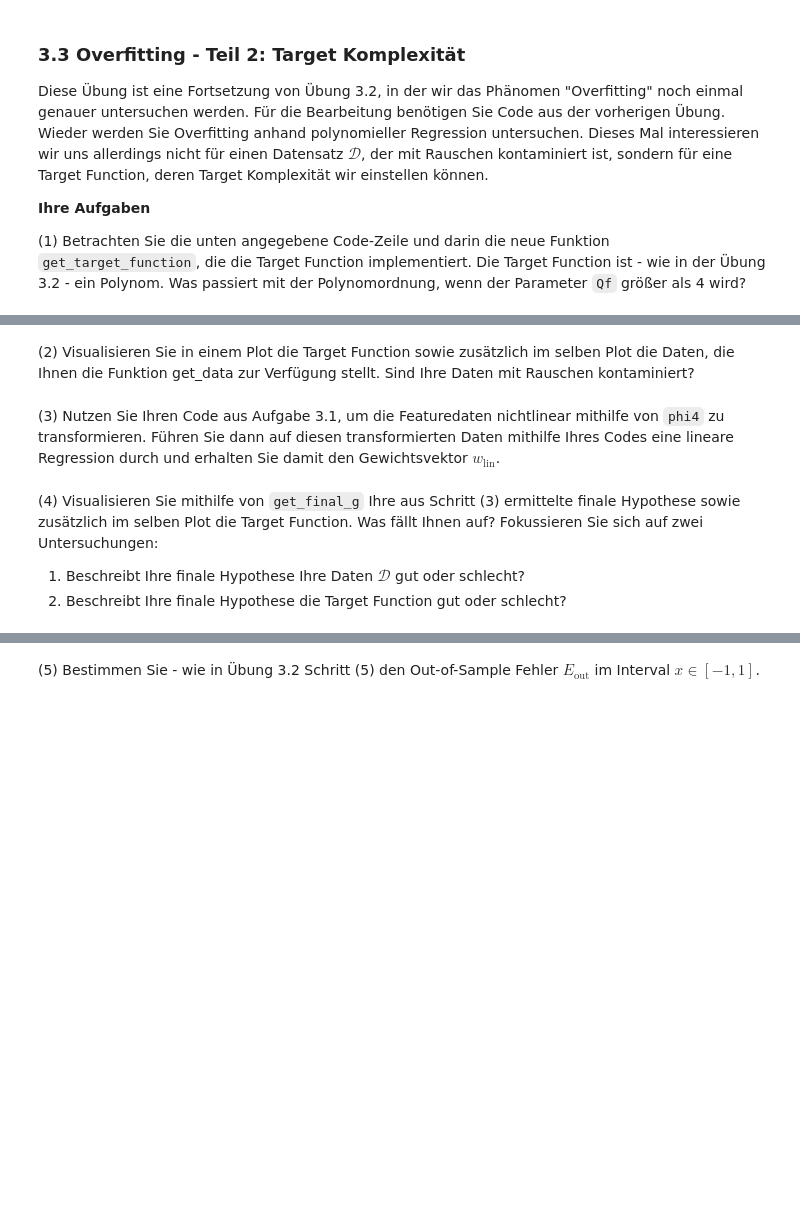
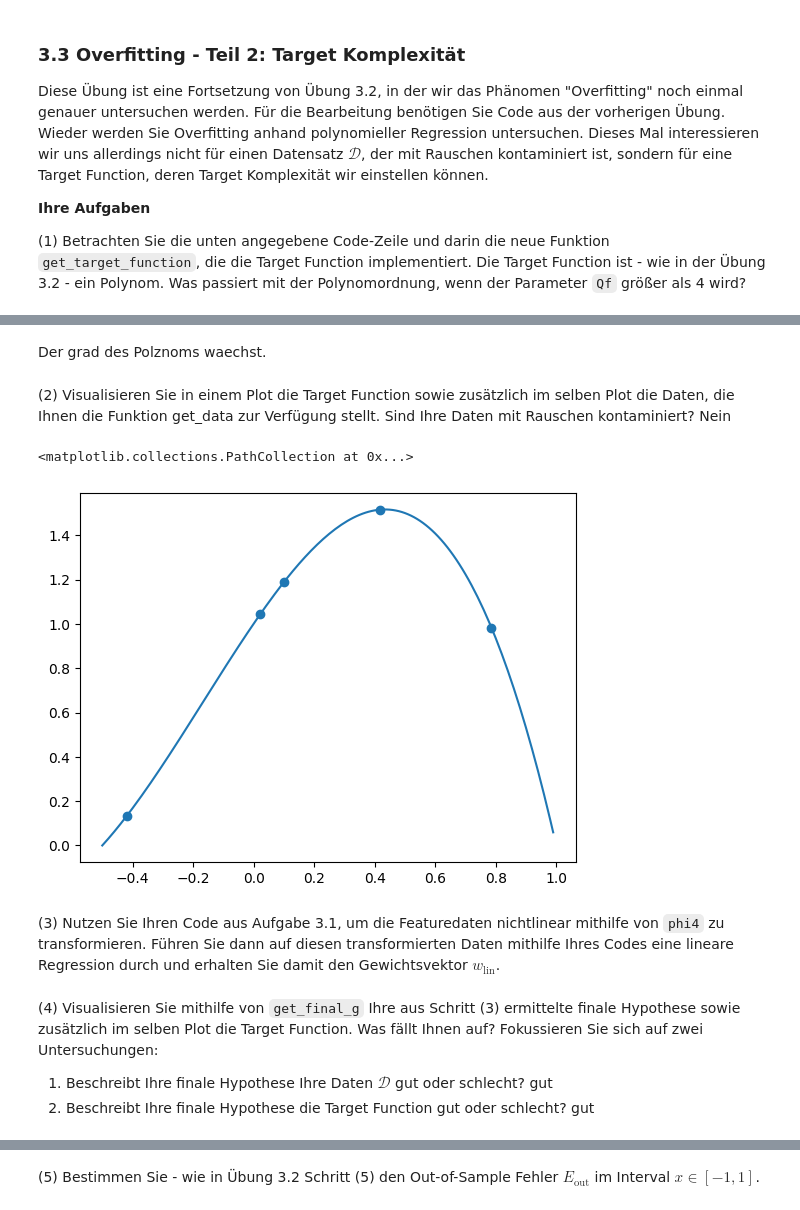
Before and after one commit to Emanuel162/MachineLearning, a Jupyter notebook: UebungenML/SJMN-3.ipynb, the cells around one changed output, grey strips where cells are left out. Saved outputs shown, nothing was run; the diff lists cells and outputs as text; code cells hidden in the pictures; blank space fills up the shorter version.

```diff
--- a/UebungenML/SJMN-3.ipynb
+++ b/UebungenML/SJMN-3.ipynb
@@ -227,4 +243,14 @@ X_3_3, y_3_3 = get_data(N=5, sigma=0, Qf=4)
+# %% [markdown]
+Der grad des Polznoms waechst.
 # %% [markdown]
-(2) Visualisieren Sie in einem Plot die Target Function sowie zusätzlich im selben Plot die Daten, die Ihnen die Funktion get_data zur Verfügung stellt. Sind Ihre Daten mit Rauschen kontaminiert?
+(2) Visualisieren Sie in einem Plot die Target Function sowie zusätzlich im selben Plot die Daten, die Ihnen die Funktion get_data zur Verfügung stellt. Sind Ihre Daten mit Rauschen kontaminiert? Nein
+# %%
+f=get_target_function()
+x=np.arange(-0.5,1,0.01)
+plt.plot(x,f(x))
+plt.scatter(X_3_3,y_3_3)
+# %% [output]
+<matplotlib.collections.PathCollection at 0x...>
+[figure, added]
 # %% [markdown]
 (3) Nutzen Sie Ihren Code aus Aufgabe 3.1, um die Featuredaten nichtlinear mithilfe von `phi4` zu transformieren. Führen Sie dann auf diesen transformierten Daten mithilfe Ihres Codes eine lineare Regression durch und erhalten Sie damit den Gewichtsvektor $w_\text{lin}$.
@@ -231,4 +260,4 @@ X_3_3, y_3_3 = get_data(N=5, sigma=0, Qf=4)
 # %% [markdown]
 (4) Visualisieren Sie mithilfe von `get_final_g` Ihre aus Schritt (3) ermittelte finale Hypothese sowie zusätzlich im selben Plot die Target Function. Was fällt Ihnen auf? Fokussieren Sie sich auf zwei Untersuchungen:
-1. Beschreibt Ihre finale Hypothese Ihre Daten $\mathcal{D}$ gut oder schlecht?
-2. Beschreibt Ihre finale Hypothese die Target Function gut oder schlecht?
+1. Beschreibt Ihre finale Hypothese Ihre Daten $\mathcal{D}$ gut oder schlecht? gut
+2. Beschreibt Ihre finale Hypothese die Target Function gut oder schlecht? gut
```
Also changed, not shown: parts of 9 cells of this notebook, 1 other file.
